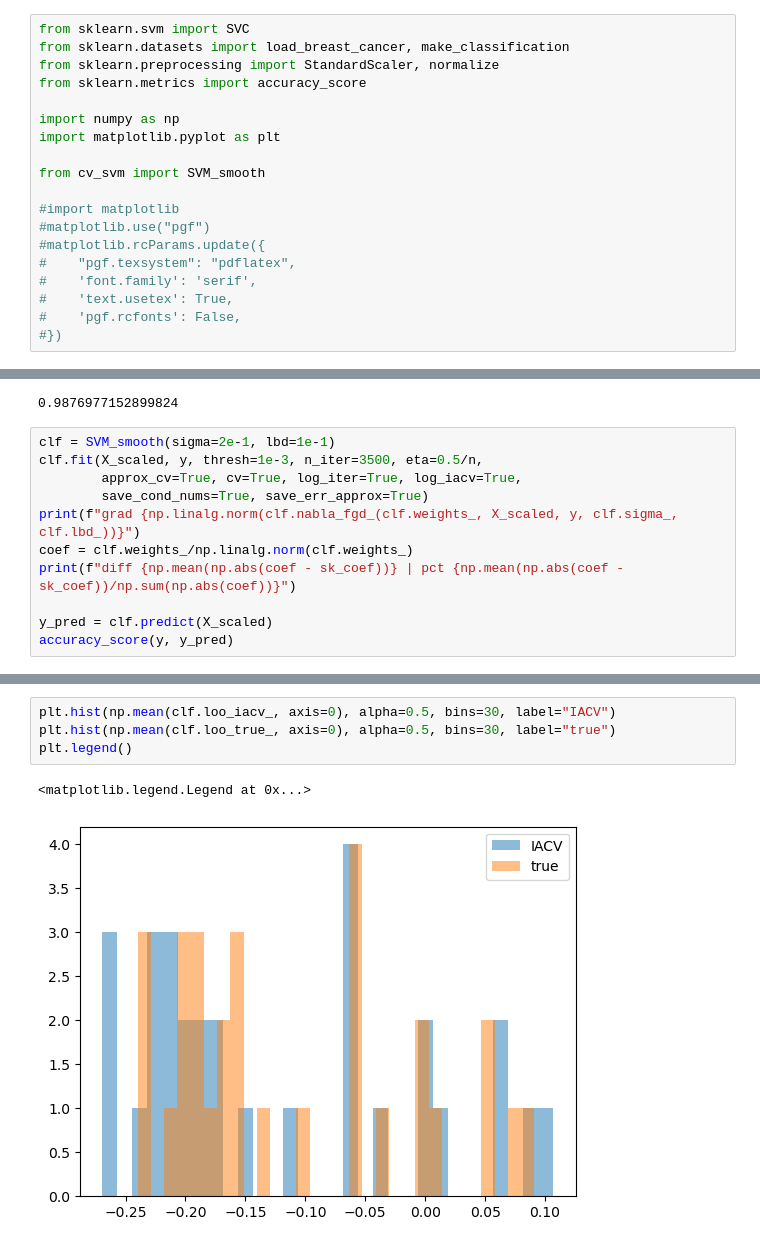
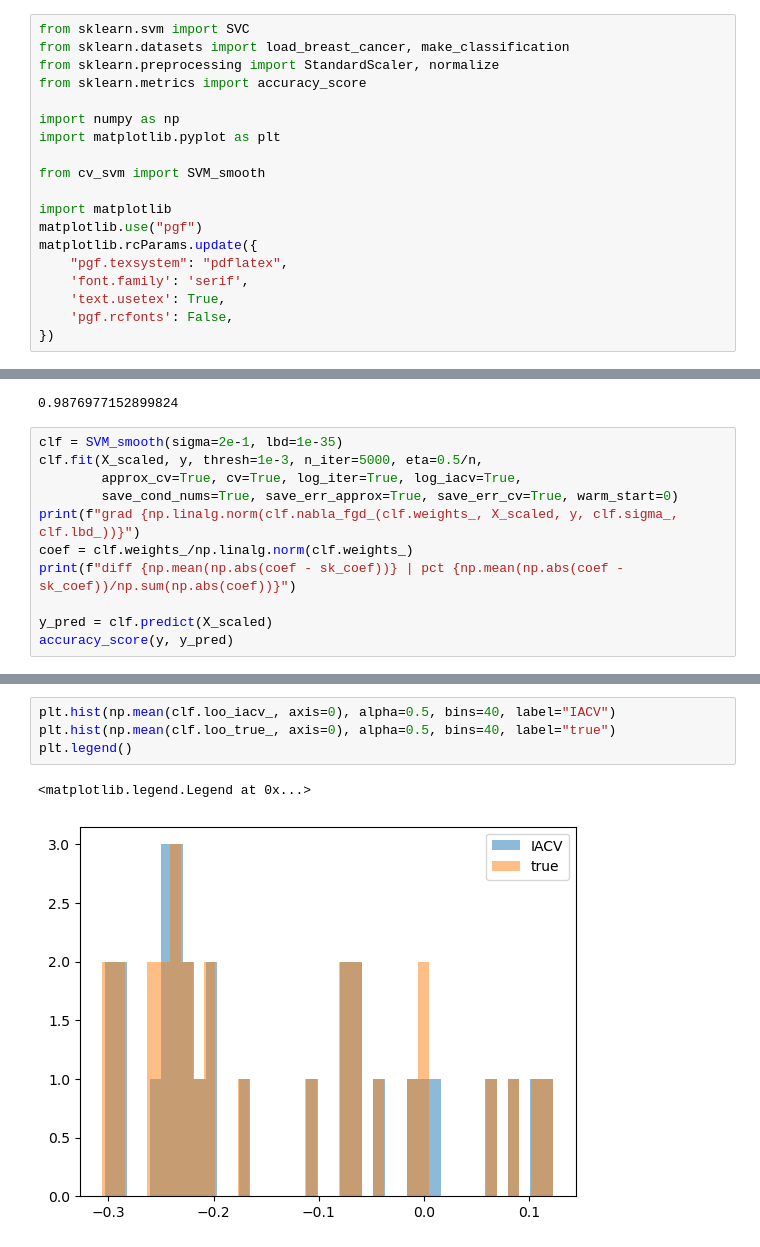
Before and after one commit to nerrma/thesis, a Jupyter notebook: svm/SVMtesting.ipynb, the cells around one changed output, grey strips where cells are left out. Drawn from its saved outputs; the diff is of its cells as text.

```diff
--- a/svm/SVMtesting.ipynb
+++ b/svm/SVMtesting.ipynb
@@ -9,14 +9,14 @@ import matplotlib.pyplot as plt
 
 from cv_svm import SVM_smooth
 
-#import matplotlib
-#matplotlib.use("pgf")
-#matplotlib.rcParams.update({
-#    "pgf.texsystem": "pdflatex",
-#    'font.family': 'serif',
-#    'text.usetex': True,
-#    'pgf.rcfonts': False,
-#})
+import matplotlib
+matplotlib.use("pgf")
+matplotlib.rcParams.update({
+    "pgf.texsystem": "pdflatex",
+    'font.family': 'serif',
+    'text.usetex': True,
+    'pgf.rcfonts': False,
+})
 # %%
 X, y = load_breast_cancer(return_X_y=True)
 #X, y = make_classification(n_samples=250, n_features=50)
@@ -47,10 +48,10 @@ accuracy_score(y, y_pred)
 # %% [output]
 0.9876977152899824
 # %%
-clf = SVM_smooth(sigma=2e-1, lbd=1e-1)
-clf.fit(X_scaled, y, thresh=1e-3, n_iter=3500, eta=0.5/n,
+clf = SVM_smooth(sigma=2e-1, lbd=1e-35)
+clf.fit(X_scaled, y, thresh=1e-3, n_iter=5000, eta=0.5/n,
         approx_cv=True, cv=True, log_iter=True, log_iacv=True,
-        save_cond_nums=True, save_err_approx=True)
+        save_cond_nums=True, save_err_approx=True, save_err_cv=True, warm_start=0)
 print(f"grad {np.linalg.norm(clf.nabla_fgd_(clf.weights_, X_scaled, y, clf.sigma_, clf.lbd_))}")
 coef = clf.weights_/np.linalg.norm(clf.weights_)
 print(f"diff {np.mean(np.abs(coef - sk_coef))} | pct {np.mean(np.abs(coef - sk_coef))/np.sum(np.abs(coef))}")
@@ -129,7 +130,7 @@ print(np.mean(clf.loo_true_, axis=0))
 # %%
-plt.hist(np.mean(clf.loo_iacv_, axis=0), alpha=0.5, bins=30, label="IACV")
-plt.hist(np.mean(clf.loo_true_, axis=0), alpha=0.5, bins=30, label="true")
+plt.hist(np.mean(clf.loo_iacv_, axis=0), alpha=0.5, bins=40, label="IACV")
+plt.hist(np.mean(clf.loo_true_, axis=0), alpha=0.5, bins=40, label="true")
 plt.legend()
 # %% [output]
 <matplotlib.legend.Legend at 0x...>
-[figure, old version]
+[figure, new version]
```
Also changed, not shown: parts of 32 cells of this notebook, 5 other files.
